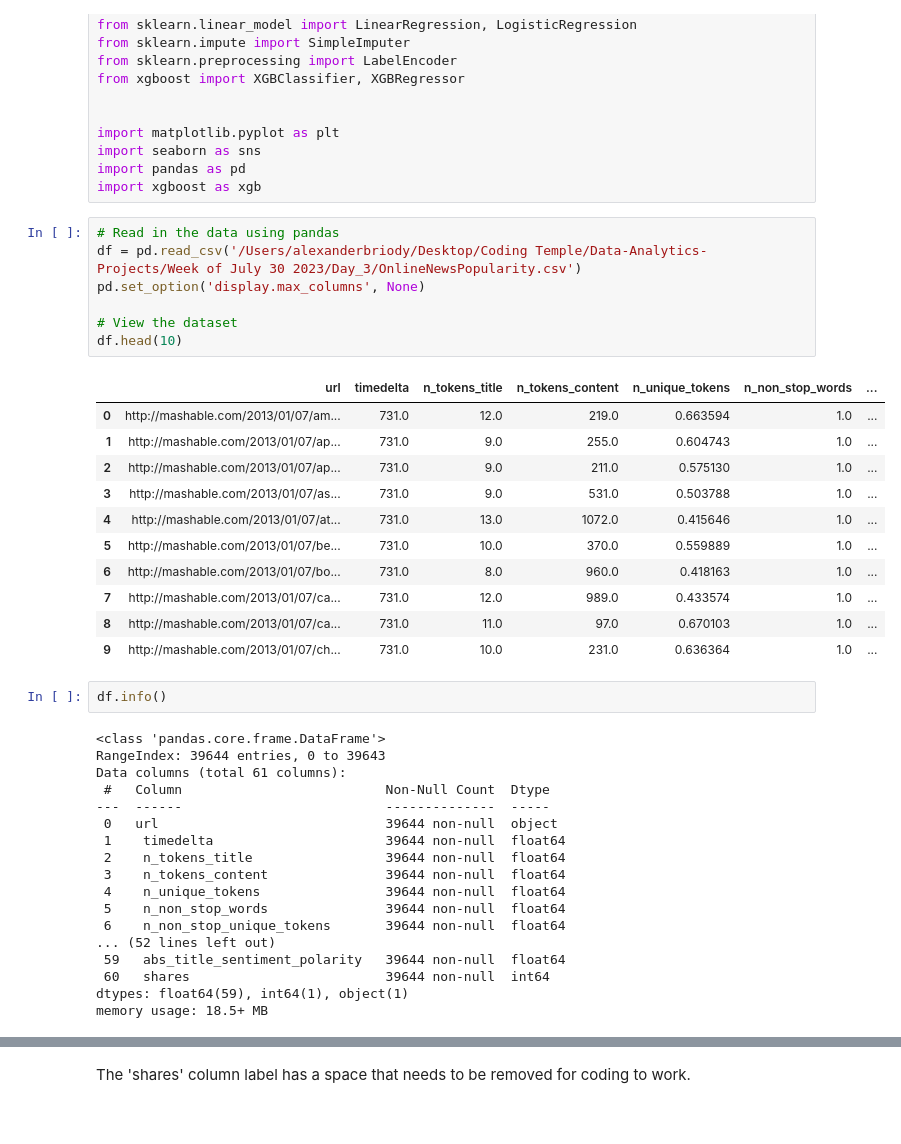
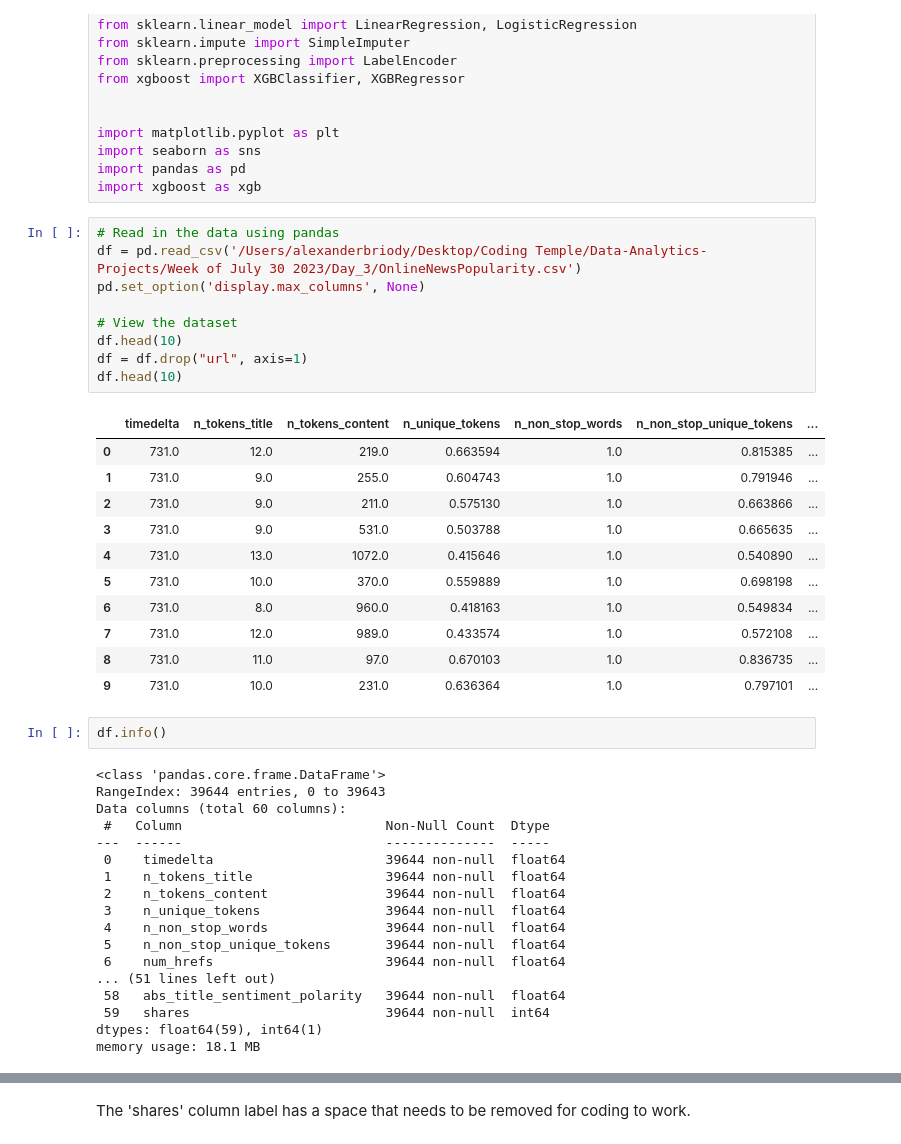
Before and after one commit to AlexBriody/Data-Analytics-Projects, a Jupyter notebook: Week of July 30 2023/Day_3/ml assignment.ipynb, the cells around one changed output, grey strips where cells are left out. Cells and saved outputs as stored; diff of their text form.

```diff
--- a/Week of July 30 2023/Day_3/ml assignment.ipynb
+++ b/Week of July 30 2023/Day_3/ml assignment.ipynb
@@ -41,42 +41,44 @@ import xgboost as xgb
 # %%
 # Read in the data using pandas
 df = pd.read_csv('/Users/alexanderbriody/Desktop/Coding Temple/Data-Analytics-Projects/Week of July 30 2023/Day_3/OnlineNewsPopularity.csv')
 pd.set_option('display.max_columns', None)
 
 # View the dataset
 df.head(10)
+df = df.drop("url", axis=1)
+df.head(10)
 # %% [output]
-|  | url | timedelta | n_tokens_title | n_tokens_content | n_unique_tokens | n_non_stop_words | ... |
-| 0 | http://mashable.com/2013/01/07/am... | 731.0 | 12.0 | 219.0 | 0.663594 | 1.0 | ... |
-| 1 | http://mashable.com/2013/01/07/ap... | 731.0 | 9.0 | 255.0 | 0.604743 | 1.0 | ... |
-| 2 | http://mashable.com/2013/01/07/ap... | 731.0 | 9.0 | 211.0 | 0.575130 | 1.0 | ... |
-| 3 | http://mashable.com/2013/01/07/as... | 731.0 | 9.0 | 531.0 | 0.503788 | 1.0 | ... |
-| 4 | http://mashable.com/2013/01/07/at... | 731.0 | 13.0 | 1072.0 | 0.415646 | 1.0 | ... |
-| 5 | http://mashable.com/2013/01/07/be... | 731.0 | 10.0 | 370.0 | 0.559889 | 1.0 | ... |
-| 6 | http://mashable.com/2013/01/07/bo... | 731.0 | 8.0 | 960.0 | 0.418163 | 1.0 | ... |
-| 7 | http://mashable.com/2013/01/07/ca... | 731.0 | 12.0 | 989.0 | 0.433574 | 1.0 | ... |
-| 8 | http://mashable.com/2013/01/07/ca... | 731.0 | 11.0 | 97.0 | 0.670103 | 1.0 | ... |
-| 9 | http://mashable.com/2013/01/07/ch... | 731.0 | 10.0 | 231.0 | 0.636364 | 1.0 | ... |
+|  | timedelta | n_tokens_title | n_tokens_content | n_unique_tokens | n_non_stop_words | n_non_stop_unique_tokens | ... |
+| 0 | 731.0 | 12.0 | 219.0 | 0.663594 | 1.0 | 0.815385 | ... |
+| 1 | 731.0 | 9.0 | 255.0 | 0.604743 | 1.0 | 0.791946 | ... |
+| 2 | 731.0 | 9.0 | 211.0 | 0.575130 | 1.0 | 0.663866 | ... |
+| 3 | 731.0 | 9.0 | 531.0 | 0.503788 | 1.0 | 0.665635 | ... |
+| 4 | 731.0 | 13.0 | 1072.0 | 0.415646 | 1.0 | 0.540890 | ... |
+| 5 | 731.0 | 10.0 | 370.0 | 0.559889 | 1.0 | 0.698198 | ... |
+| 6 | 731.0 | 8.0 | 960.0 | 0.418163 | 1.0 | 0.549834 | ... |
+| 7 | 731.0 | 12.0 | 989.0 | 0.433574 | 1.0 | 0.572108 | ... |
+| 8 | 731.0 | 11.0 | 97.0 | 0.670103 | 1.0 | 0.836735 | ... |
+| 9 | 731.0 | 10.0 | 231.0 | 0.636364 | 1.0 | 0.797101 | ... |
 # %%
 df.info()
 # %% [output]
 <class 'pandas.core.frame.DataFrame'>
 RangeIndex: 39644 entries, 0 to 39643
-Data columns (total 61 columns):
+Data columns (total 60 columns):
  #   Column                          Non-Null Count  Dtype
 ---  ------                          --------------  -----
- 0   url                             39644 non-null  object
- 1    timedelta                      39644 non-null  float64
- 2    n_tokens_title                 39644 non-null  float64
- 3    n_tokens_content               39644 non-null  float64
- 4    n_unique_tokens                39644 non-null  float64
- 5    n_non_stop_words               39644 non-null  float64
- 6    n_non_stop_unique_tokens       39644 non-null  float64
-... (52 lines left out)
- 59   abs_title_sentiment_polarity   39644 non-null  float64
- 60   shares                         39644 non-null  int64
-dtypes: float64(59), int64(1), object(1)
-memory usage: 18.5+ MB
+ 0    timedelta                      39644 non-null  float64
+ 1    n_tokens_title                 39644 non-null  float64
+ 2    n_tokens_content               39644 non-null  float64
+ 3    n_unique_tokens                39644 non-null  float64
+ 4    n_non_stop_words               39644 non-null  float64
+ 5    n_non_stop_unique_tokens       39644 non-null  float64
+ 6    num_hrefs                      39644 non-null  float64
+... (51 lines left out)
+ 58   abs_title_sentiment_polarity   39644 non-null  float64
+ 59   shares                         39644 non-null  int64
+dtypes: float64(59), int64(1)
+memory usage: 18.1 MB
 # %%
 df.columns
 # %% [output]
```
Also changed, not shown: parts of 16 cells of this notebook, 3 other files.
